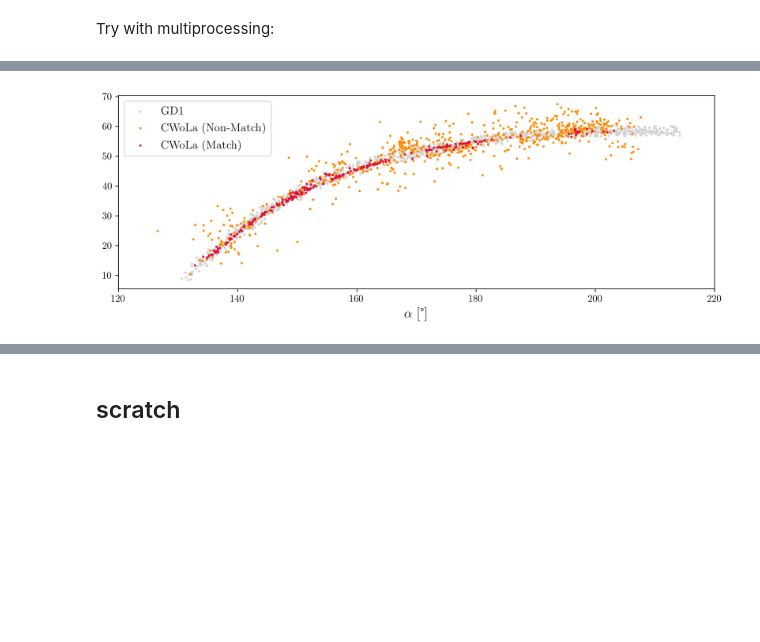
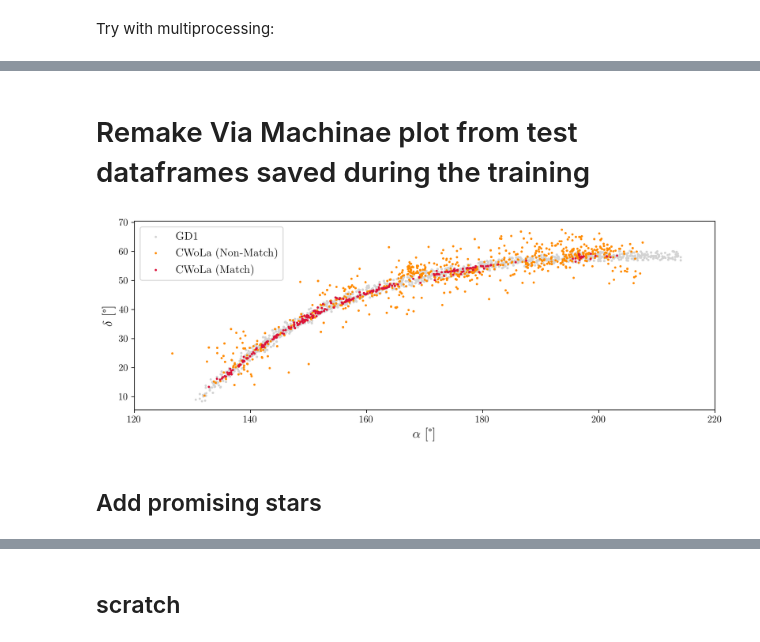
Before and after one commit to hep-lbdl/GaiaCWoLa, a Jupyter notebook: notebooks/all_gd1.ipynb, the cells around one changed output, grey strips where cells are left out. Drawn from its saved outputs; the diff is of its cells as text; code cells hidden in the pictures; blank space fills up the shorter version.

```diff
--- a/notebooks/all_gd1.ipynb
+++ b/notebooks/all_gd1.ipynb
@@ -360,30 +333,34 @@ plt.xlim(120,220);
+# %% [markdown]
+# Remake Via Machinae plot from test dataframes saved during the training
 # %%
-# remake from test dataframes saved during the training
 all_gd1_stars = []
 cwola_stars = []
 
 files = sorted(glob("../trained_models/aps_50_patches_nfolds1/patches/patch*/df_test.h5"))
 
 for file in files[5:-8]:
     test = pd.read_hdf(file)
     n_top_stars = np.min([len(test[test.stream]),50])
     patch_top_stars = test.sort_values('nn_score',ascending=False)[:n_top_stars]
     all_gd1_stars.append(test[test.stream])
     cwola_stars.append(patch_top_stars)
 
 all_gd1_stars = pd.concat([df for df in all_gd1_stars])
 cwola_stars = pd.concat([df for df in cwola_stars])
 
 plt.figure(dpi=200, figsize=(12,4))
 plt.scatter(all_gd1_stars.α, all_gd1_stars.δ, marker='.', s=10,
             color="lightgray", label="GD1")
 plt.scatter(cwola_stars[cwola_stars.stream == False].α, cwola_stars[cwola_stars.stream == False].δ, marker='.', s=10,
             color="darkorange", label="CWoLa (Non-Match)")
 plt.scatter(cwola_stars[cwola_stars.stream].α, cwola_stars[cwola_stars.stream].δ, marker='.', s=10,
             color="crimson", label="CWoLa (Match)")
 plt.legend(fontsize=13)
 plt.xlabel(r"$\alpha$ [\textdegree]");
+plt.ylabel(r"$\delta$ [\textdegree]");
 plt.xlim(120,220);
 plt.savefig("via_machinae_aps_50patches_top50.png");
 # %% [output]
-[figure, old version]
+[figure, new version]
+# %% [markdown]
+## Add promising stars
```
Also changed, not shown: parts of 13 cells of this notebook, 1 other file.
